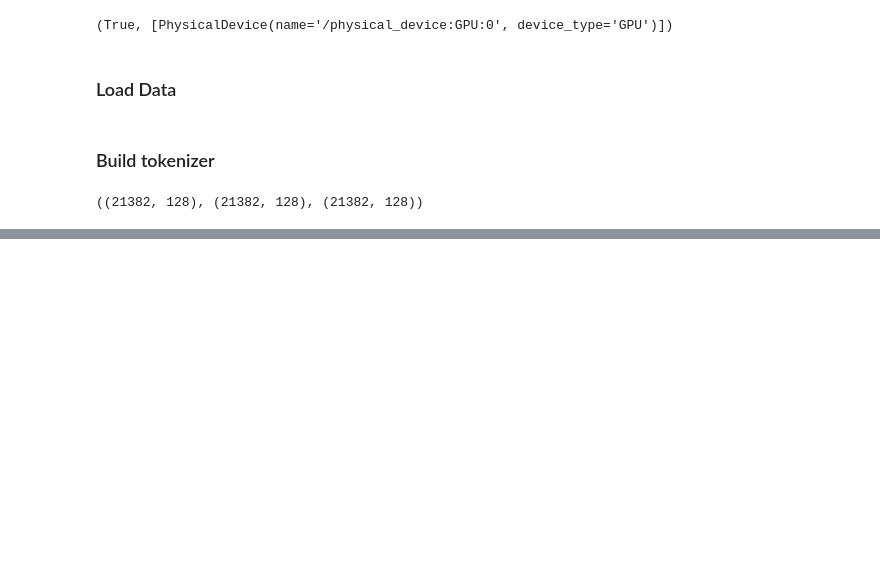
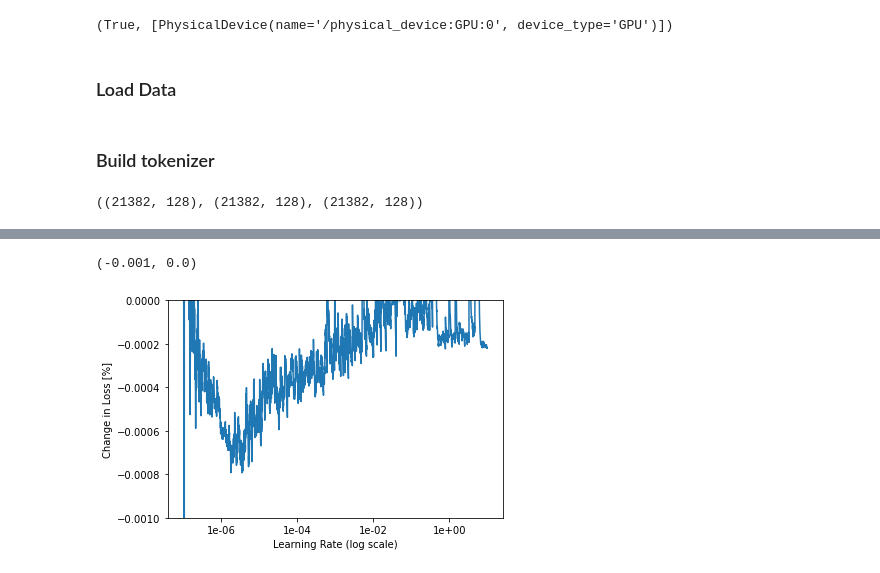
Before and after one commit to guolin1/NLP_ToxicCommentClassification, a Jupyter notebook: notebooks/8_simplify_bert_hf.ipynb, the cells around one changed output, grey strips where cells are left out. Cells and saved outputs as stored; diff of their text form; code cells hidden in the pictures; blank space fills up the shorter version.

```diff
--- a/notebooks/8_simplify_bert_hf.ipynb
+++ b/notebooks/8_simplify_bert_hf.ipynb
@@ -138,0 +146,7 @@ Function call stack:
+# %%
+fig, ax = lr_finder.plot_changes()
+ax.set_ylim([-0.001,0])
+# 1e-5 seems good
+# %% [output]
+(-0.001, 0.0)
+[figure, added]
```
Also changed, not shown: parts of 12 cells of this notebook, 1 other file.
